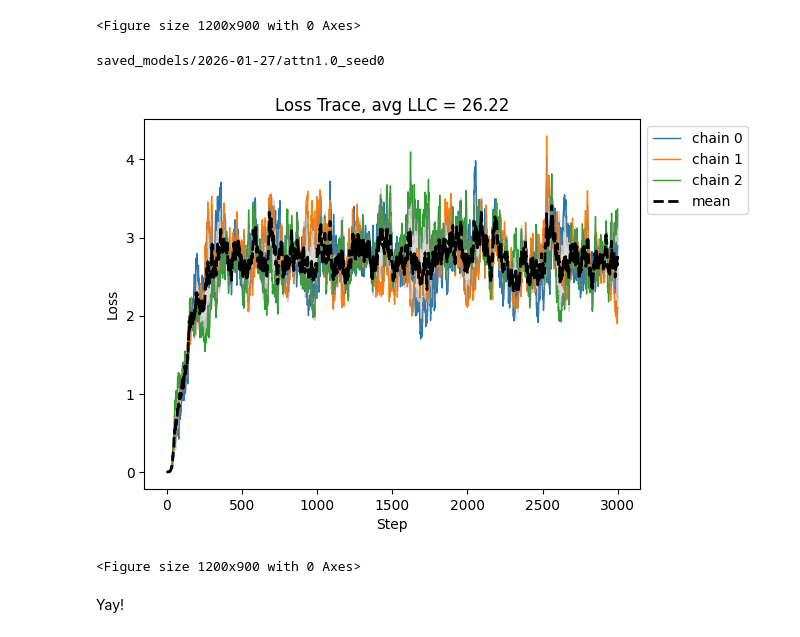
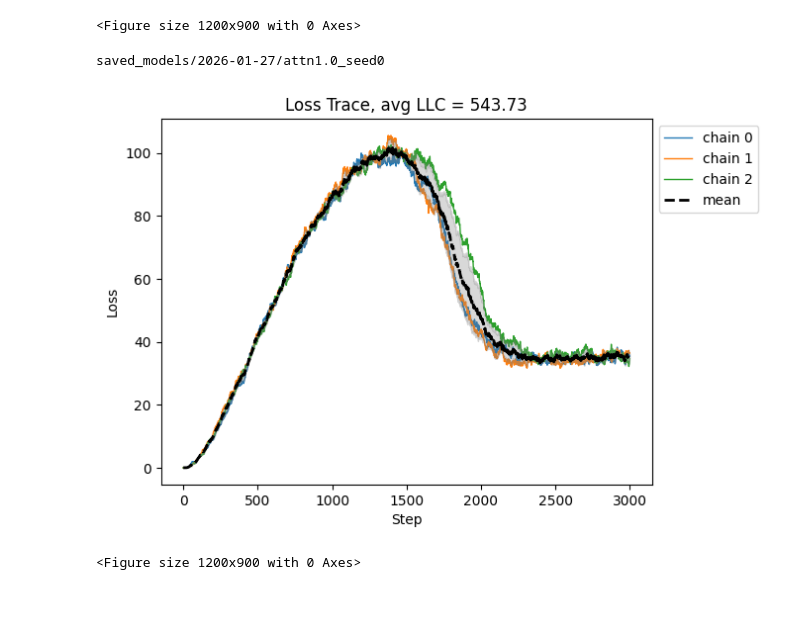
Before and after one commit to hannagabor/pizza_clock, a Jupyter notebook: exploration.ipynb, the cells around one changed output. Saved outputs shown, nothing was run; the diff lists cells and outputs as text; code cells hidden in the pictures; blank space fills up the shorter version.

```diff
--- a/exploration.ipynb
+++ b/exploration.ipynb
@@ -35,6 +31,7 @@ def evaluate_last_position(criterion, model, data):
     out = model(x)
     logits = out[:, -1, :]  # Get the last position's logits: [batch, vocab]
     return criterion(logits, y), {"output": logits}
+
 
 evaluate_last_position_ce = partial(evaluate_last_position, F.cross_entropy)
 
@@ -74,15 +71,21 @@ def estimate_llc_given_model(
     sweep_stats["llc/trace"] = np.array(sweep_stats["llc/trace"])
     return sweep_stats
 
+
 def load_model_and_config(dir_path: str):
     config_json = json.load(open(f"{dir_path}/config.json", "r"))
     config = Config(**config_json)
-    final_model = t.load(f"{dir_path}/final_model.pt", map_location=get_device(), weights_only=False)
+    final_model = t.load(
+        f"{dir_path}/final_model.pt", map_location=get_device(), weights_only=False
+    )
     all_models = [
-        t.load(f"{dir_path}/model_{i}.pt", map_location=get_device(), weights_only=False)
+        t.load(
+            f"{dir_path}/model_{i}.pt", map_location=get_device(), weights_only=False
+        )
         for i in range(len(list(Path(dir_path).glob("model_*.pt"))))
     ]
     return final_model, config, all_models
+
 
 def sweep(dir_path: str, min_epsilon=3e-7, max_epsilon=3e-4):
     final_model, config, all_models = load_model_and_config(dir_path)
@@ -109,8 +112,10 @@ def sweep(dir_path: str, min_epsilon=3e-7, max_epsilon=3e-4):
     analyzer.plot(div_out_beta=True)
     return analyzer
 
-def estimate_and_plot_llc(dir_path, lr =1e-5, nbeta=10.0, localization=10.0, num_chains=3, num_draws=1500):
 
+def estimate_and_plot_llc(
+    dir_path, lr=1e-5, nbeta=10.0, localization=10.0, num_chains=3, num_draws=1500
+):
     final_model, config, all_models = load_model_and_config(dir_path)
     train_loader, _ = get_train_val_data(config, squeeze_targets=True)
 
@@ -126,14 +131,18 @@ def estimate_and_plot_llc(dir_path, lr =1e-5, nbeta=10.0, localization=10.0, num
         online=True,
     )
     trace = learning_coeff_stats["loss/trace"]
+    avg_llc = sum(learning_coeff_stats["llc/means"]) / len(
+        learning_coeff_stats["llc/means"]
+    )
     print(dir_path)
     plot_trace(
         trace,
         "Loss",
         x_axis="Step",
-        title=f"Loss Trace, avg LLC = {sum(learning_coeff_stats['llc/means']) / len(learning_coeff_stats['llc/means']):.2f}",
+        title=f"Loss Trace, avg LLC = {avg_llc:.2f}",
         plot_mean=False,
         plot_std=False,
         fig_size=(12, 9),
         true_lc=None,
     )
+    return avg_llc
@@ -170,10 +213,13 @@ saved_models/2026-01-27/attn1.0_seed0
 [figure]
 <Figure size 1200x900 with 0 Axes>
 # %%
-estimate_and_plot_llc(dir_path="saved_models/2026-01-27/attn1.0_seed0", localization=100, lr=1e-4, num_draws=3000)
+estimate_and_plot_llc(
+    dir_path="saved_models/2026-01-27/attn1.0_seed0",
+    localization=10,
+    lr=1e-4,
+    num_draws=3000,
+)
 # %% [output]
 saved_models/2026-01-27/attn1.0_seed0
-[figure, old version]
+[figure, new version]
 <Figure size 1200x900 with 0 Axes>
-# %% [markdown]
-Yay!
```
Also changed, not shown: parts of 11 cells of this notebook, 1 other file.
